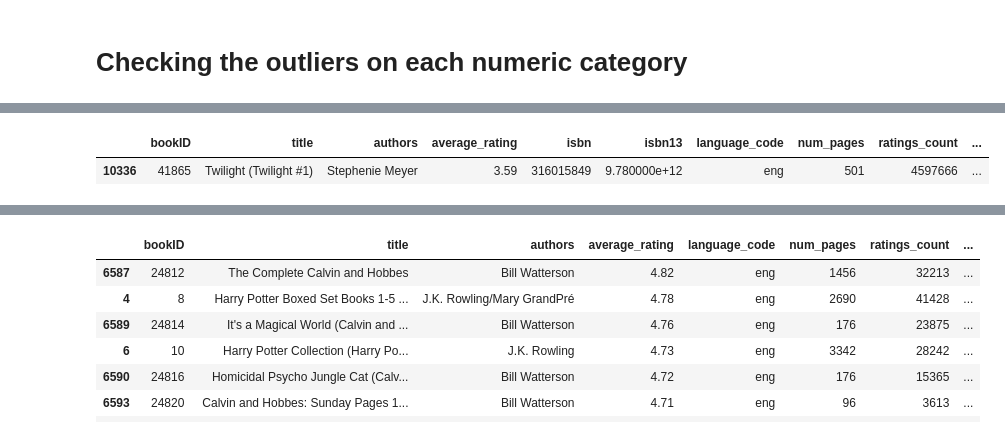
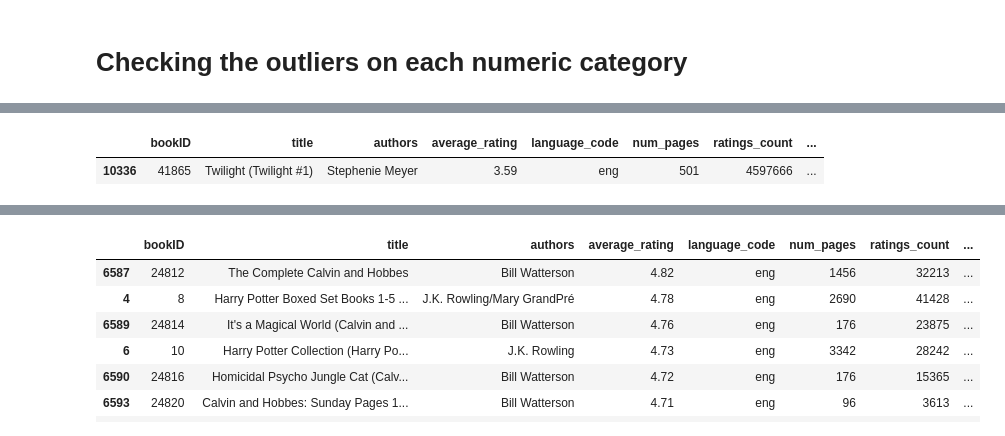
Before and after one commit to ViniciusRaphael/Best_books_from_GoodReads, a Jupyter notebook: Livros.ipynb, the cells around one changed output, grey strips where cells are left out. Saved outputs shown, nothing was run; the diff lists cells and outputs as text; code cells hidden in the pictures.

```diff
--- a/Livros.ipynb
+++ b/Livros.ipynb
@@ -30,0 +48,4 @@ memory usage: 1.0+ MB
+# %%
+df.sort_values(by='ratings_count', ascending=False) #Ordering by Ratings_Counts
+df.drop(columns=['isbn', 'isbn13'], inplace=True) #Removing columns that are not relevante
+df.head()
@@ -40,6 +69,6 @@ plt.show()
 # %%
 # One book with more than 4M votes
-df.loc[df['ratings_count'] > 4000000]
+df.loc[df['ratings_count'] > 3000000]
 # %% [output]
-|  | bookID | title | authors | average_rating | isbn | isbn13 | language_code | num_pages | ratings_count | ... |
-| 10336 | 41865 | Twilight (Twilight #1) | Stephenie Meyer | 3.59 | 316015849 | 9.780000e+12 | eng | 501 | 4597666 | ... |
+|  | bookID | title | authors | average_rating | language_code | num_pages | ratings_count | ... |
+| 10336 | 41865 | Twilight (Twilight #1) | Stephenie Meyer | 3.59 | eng | 501 | 4597666 | ... |
```
Also changed, not shown: parts of 17 cells of this notebook.
